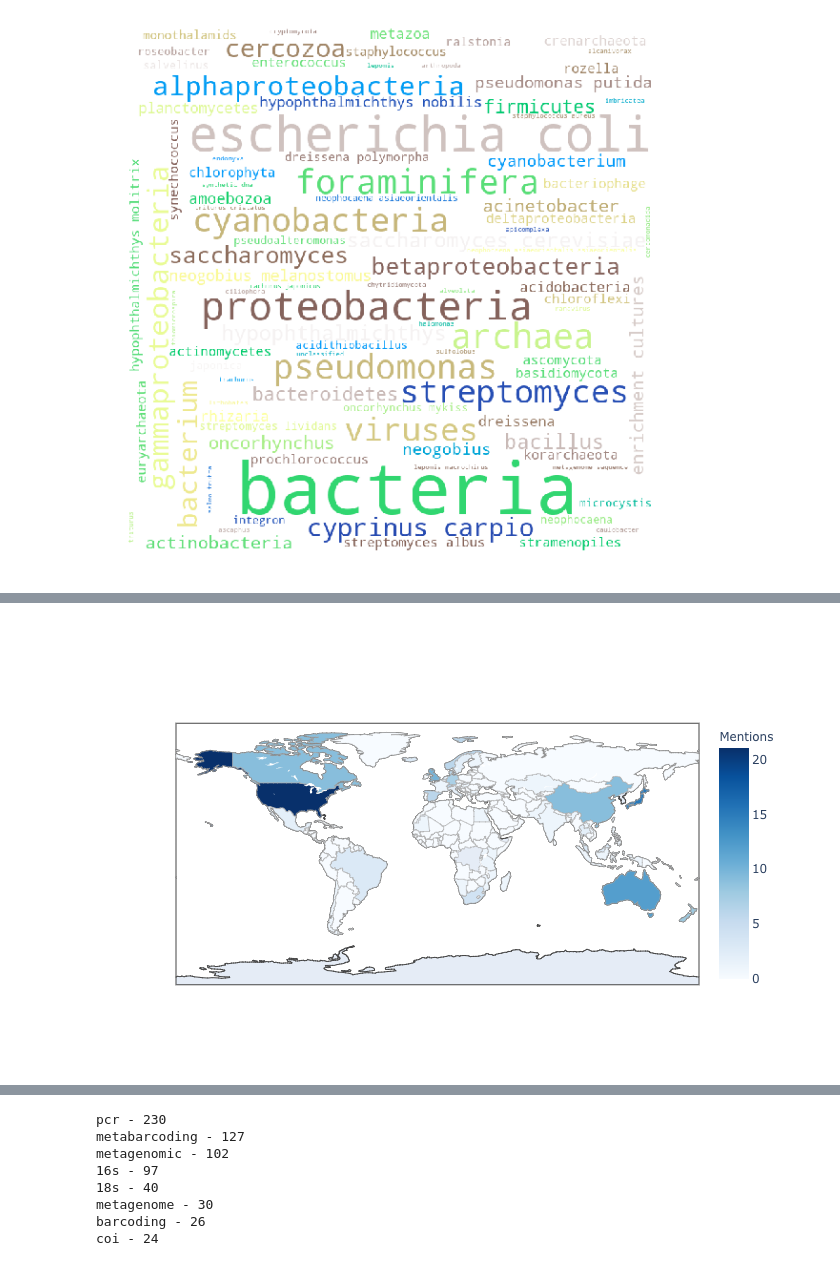
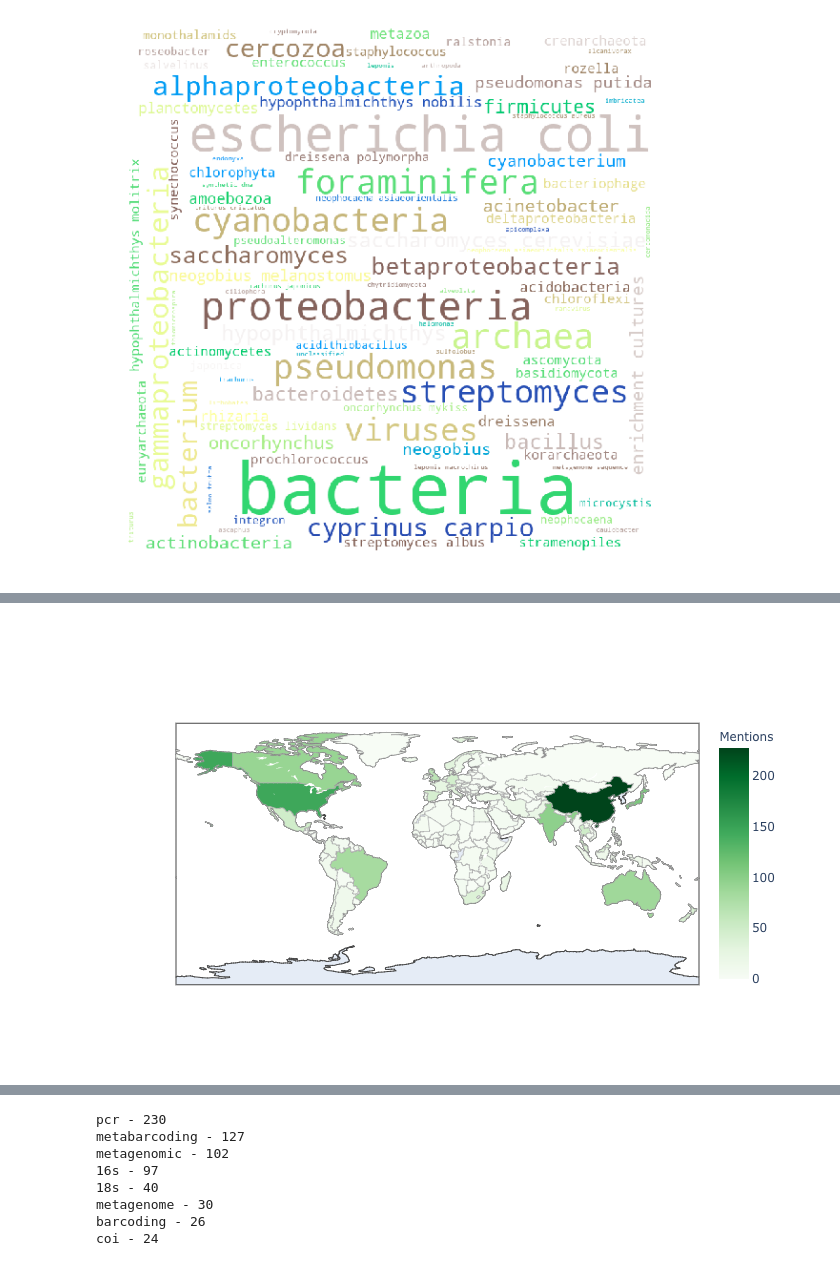
Before and after one commit to lucaspedroni/edna-lit-review, a Jupyter notebook: exploring_counts.ipynb, the cells around one changed output, grey strips where cells are left out. Cells and saved outputs as stored; diff of their text form; code cells hidden in the pictures.

```diff
--- a/exploring_counts.ipynb
+++ b/exploring_counts.ipynb
@@ -1,3 +1,6 @@
 # %%
 from collections import Counter
 import seaborn as sns
+import squarify
+
+sns.set()
@@ -62,9 +222,14 @@ Genome - 8
 # %%
-curr_list = year
+"barcoding"
+curr_list = barc_year
 curr_list = Counter(curr_list)
 curr_list = [[key, val] for key, val in curr_list.items() if key]
 curr_list = sorted(curr_list, key = lambda curr_list: curr_list[0], reverse=True)
 
 for item in curr_list[0:30]:
     print(f"{item[0]} - {item[1]}")
+
+vals = [item[1] for item in curr_list]
+years = [item[0] for item in curr_list]
+sns.barplot(x=years, y=vals)
 # %% [output]
@@ -103,7 +265,7 @@ curr_list = organisms
 to_remove = ["collection", "metagenome", "environmental samples", "artificial", "metagenomes",
             "plasmid", "indicator", "plasmids", "synthetic", "electron", "microbiota", "unidentified",
             "vectors", "insertion", "california", "transposon", "ammonia", "environmental sequence",
-            "integrons", "escherichia"]
+            "integrons", "escherichia", "mock community"]
 curr_list = [x for x in curr_list if x and x not in to_remove]
 #wordcloud_items = curr_list[0:50]
 
@@ -153,13 +368,16 @@ plt.savefig("word_cloud.png", dpi=600)
 # %%
+temp = barc_countries
+temp.extend(countries)
+#temp = countries
 # get code here
 # https://raw.githubusercontent.com/plotly/datasets/master/2014_world_gdp_with_codes.csv
-for idx, country in enumerate(countries):
+for idx, country in enumerate(temp):
     if country == "great britain":
-        countries[idx] = "uk"
+        temp[idx] = "uk"
     if country == "united kingdom":
-        countries[idx] = "uk"
+        temp[idx] = "uk"
     if country == "united states":
-        countries[idx] = "usa"
+        temp[idx] = "usa"
 
 country_codes = {}
 with open("country_codes", "r") as handle:
@@ -176,13 +394,27 @@ country_codes["South africa"] = "ZAF"
 country_codes["Bahamas"] = "BHM"
 country_codes["Costa rica"] = "CRI"
 country_codes["Gbr"] = "GBR"
+country_codes["Sri lanka"] = "LKA"
+country_codes["Congo"] = "COD"
+country_codes["Saudi arabia"] = "SAU"
+country_codes["Czech republic"] = "CZE"
+country_codes["Micronesia"] = "FSM"
+country_codes["Myanmar"] = "MMR"
+country_codes["Uae"] = "ARE"
+country_codes["Burkina"] = "BFA"
 
-curr_list = countries
+curr_list = temp
+for idx, item in enumerate(curr_list):
+    item = item.split()
+    item = [it.capitalize() for it in item]
+    item = " ".join(item)
+    curr_list[idx] = item
+
 curr_list = Counter(curr_list)
 curr_list = [[key, val] for key, val in curr_list.items() if key]
 curr_list = sorted(curr_list, key = lambda curr_list: curr_list[1], reverse=True)
 
-countries_abbrev = [country_codes[item[0].capitalize()] for item in curr_list]
+countries_abbrev = [country_codes[item[0]] for item in curr_list]
 countries_full = [item[0] for item in curr_list]
 
 vals = [item[1] for item in curr_list]
@@ -221,32 +453,32 @@ netherlands - 2
 # %%
 #import plotly.figure_factory as ff
 #from plotly.offline import download_plotlyjs, init_notebook_mode, plot, iplot
 #init_notebook_mode(connected=True)
 import plotly.graph_objects as go
 #import pandas as pd
 #df = pd.read_csv('https://raw.githubusercontent.com/plotly/datasets/master/2014_world_gdp_with_codes.csv')
 
 fig = go.Figure(data=go.Choropleth(
     #title= "Country Name Mentions in PubMed Articles",
     locations = countries_abbrev,
     z = vals,
     text = countries_full,
-    colorscale = 'Blues',
+    colorscale = 'Greens',
     autocolorscale=False,
     reversescale=False,
     marker_line_color='darkgray',
     marker_line_width=0.5,
     #colorbar_tickprefix = '$',
     colorbar_title = 'Mentions',
 ))
 fig.show(renderer="png")
 fig.write_image("chloro.png", width=2000, height=1200)
 #plot(fig, validate=False, filename="Chloro", image="png")
 #iplot(fig, validate=False, filename="chloro")
 #fig.show()
 #fig.savefig("chloro.png", bbox_inches="tight", dpi=600)
 # %% [output]
-[figure, old version]
+[figure, new version]
 # %%
 curr_list = biomes
 curr_list = Counter(curr_list)
```
Also changed, not shown: parts of 13 cells of this notebook, 1 other file.
